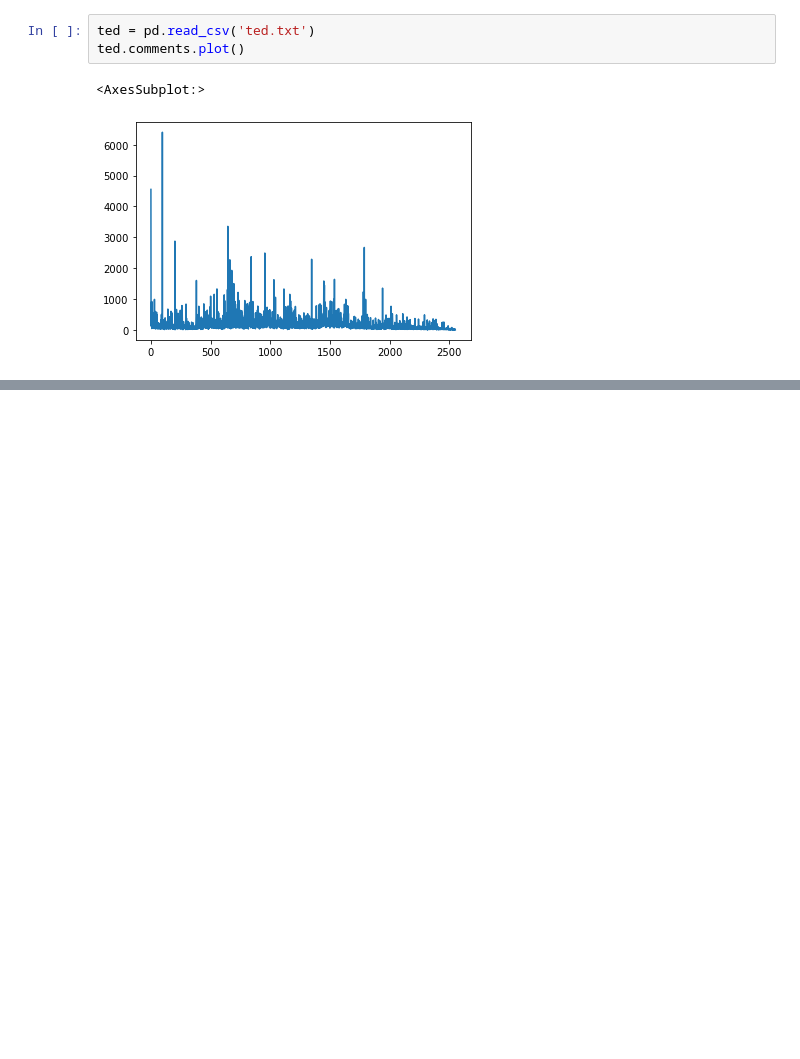
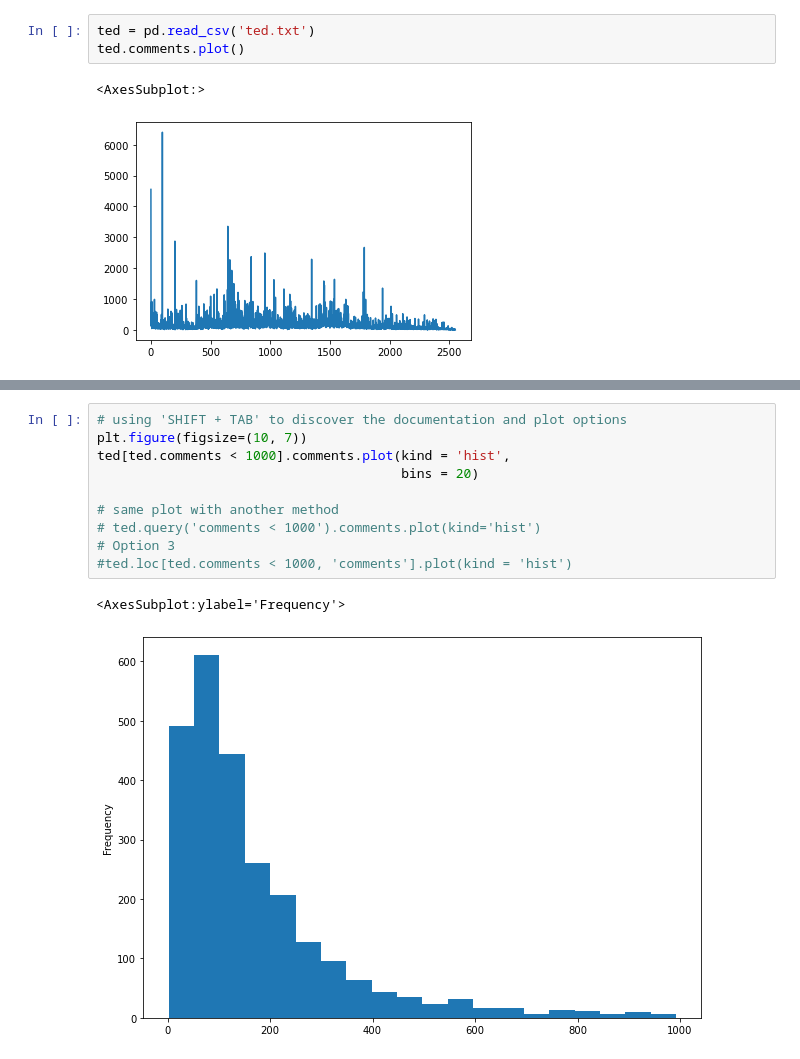
Before and after one commit to Peterstangolis/python_tutorials, a Jupyter notebook: Pandas_best_practices.ipynb, the cells around one changed output, grey strips where cells are left out. Cells and saved outputs as stored; diff of their text form; blank space fills up the shorter version.

```diff
--- a/Pandas_best_practices.ipynb
+++ b/Pandas_best_practices.ipynb
@@ -16,0 +143,13 @@ ted.comments.plot()
+# %%
+# using 'SHIFT + TAB' to discover the documentation and plot options
+plt.figure(figsize=(10, 7))
+ted[ted.comments < 1000].comments.plot(kind = 'hist',
+                                       bins = 20)
+
+# same plot with another method
+# ted.query('comments < 1000').comments.plot(kind='hist')
+# Option 3
+#ted.loc[ted.comments < 1000, 'comments'].plot(kind = 'hist')
+# %% [output]
+<AxesSubplot:ylabel='Frequency'>
+[figure, added]
```
Also changed, not shown: parts of 26 cells of this notebook.
